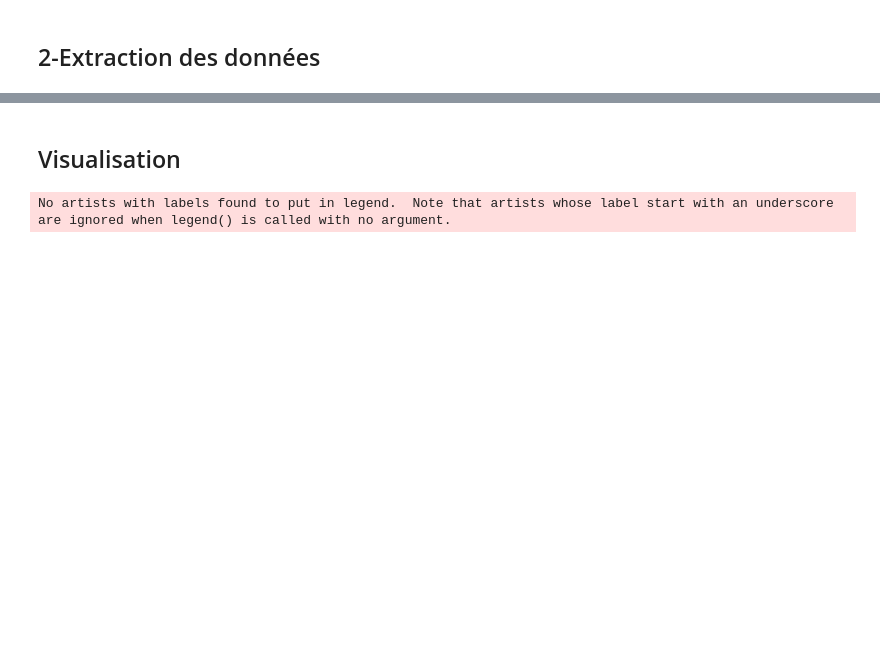
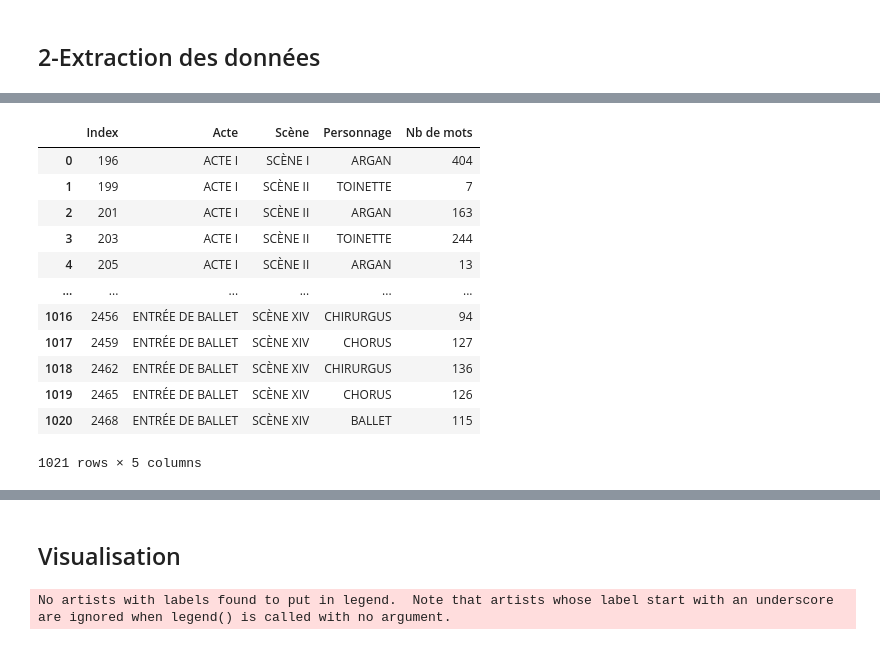
Before and after one commit to Antoine1608/TH-NL-P1-Decoupage_des_roles_d_une_piece_de_theatre, a Jupyter notebook: compte_mots.ipynb, the cells around one changed output, grey strips where cells are left out. Saved outputs shown, nothing was run; the diff lists cells and outputs as text; code cells hidden in the pictures; blank space fills up the shorter version.

```diff
--- a/compte_mots.ipynb
+++ b/compte_mots.ipynb
@@ -229,5 +711,21 @@ data_f = [row for row in data_ if row[3]!=0]
 # %%
 # On convertif en df
 df_t = pd.DataFrame(data_f[1:], columns = data_f[0])
+# %%
+df_t
+# %% [output]
+|  | Index | Acte | Scène | Personnage | Nb de mots |
+| 0 | 196 | ACTE I | SCÈNE I | ARGAN | 404 |
+| 1 | 199 | ACTE I | SCÈNE II | TOINETTE | 7 |
+| 2 | 201 | ACTE I | SCÈNE II | ARGAN | 163 |
+| 3 | 203 | ACTE I | SCÈNE II | TOINETTE | 244 |
+| 4 | 205 | ACTE I | SCÈNE II | ARGAN | 13 |
+| ... | ... | ... | ... | ... | ... |
+| 1016 | 2456 | ENTRÉE DE BALLET | SCÈNE XIV | CHIRURGUS | 94 |
+| 1017 | 2459 | ENTRÉE DE BALLET | SCÈNE XIV | CHORUS | 127 |
+| 1018 | 2462 | ENTRÉE DE BALLET | SCÈNE XIV | CHIRURGUS | 136 |
+| 1019 | 2465 | ENTRÉE DE BALLET | SCÈNE XIV | CHORUS | 126 |
+| 1020 | 2468 | ENTRÉE DE BALLET | SCÈNE XIV | BALLET | 115 |
+1021 rows × 5 columns
 # %%
 series = df_t.groupby(['Acte','Personnage'])['Nb de mots'].sum()
```
Also changed, not shown: parts of 75 cells of this notebook, 2 other files.
